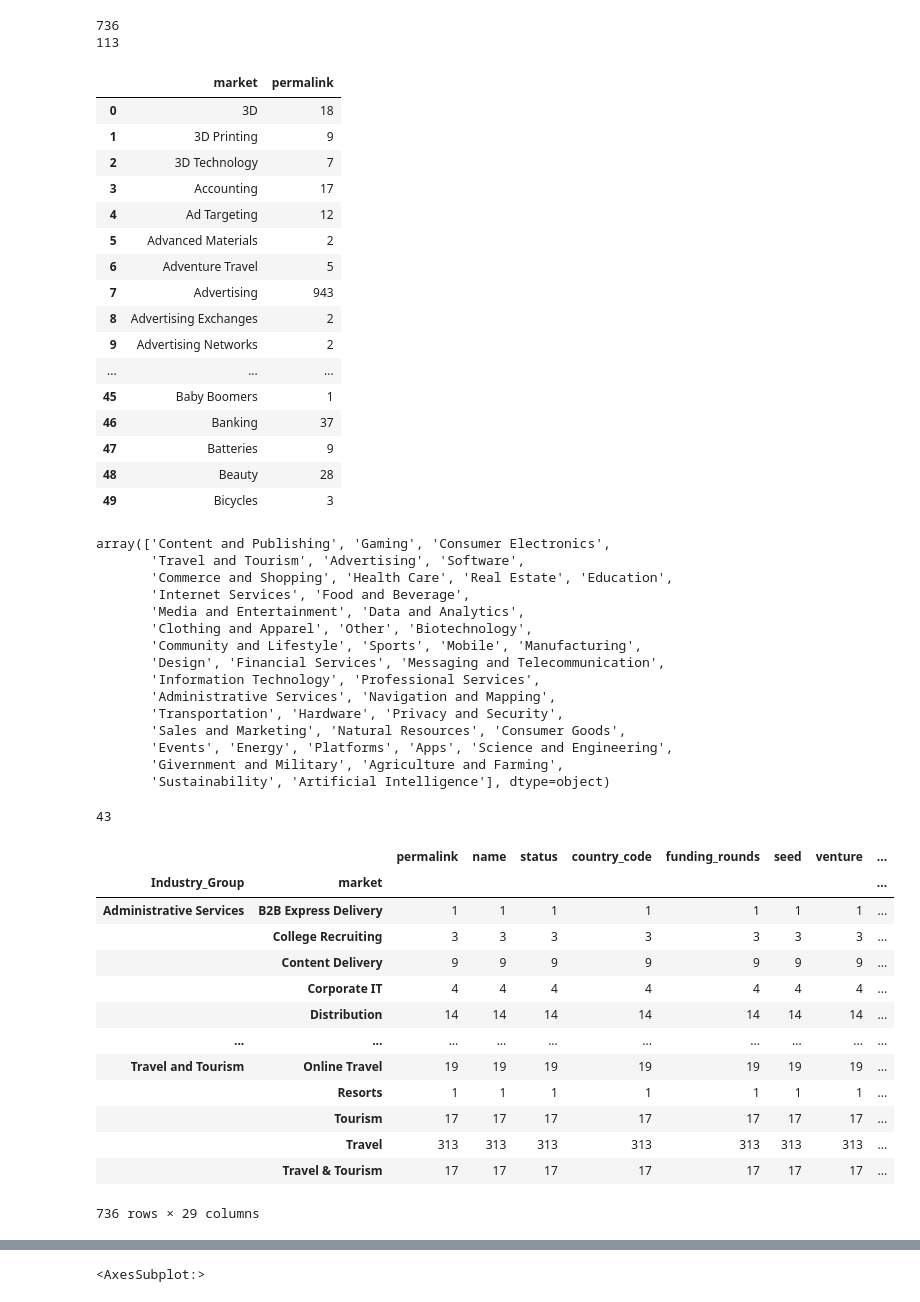
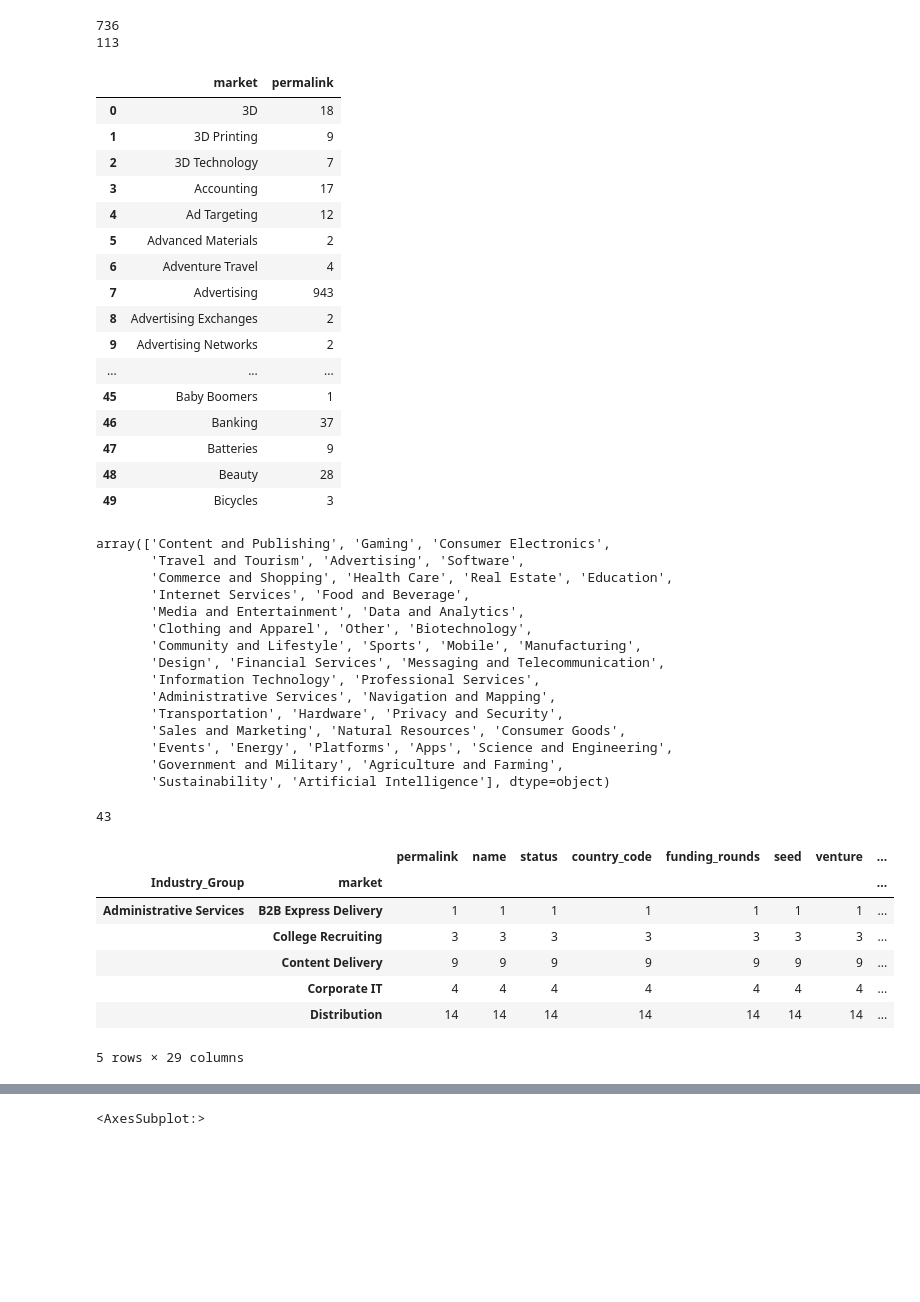
Before and after one commit to Pball01/Startup-Succes-Rate, a Jupyter notebook: Startup_Project.ipynb, the cells around one changed output, grey strips where cells are left out. Saved outputs shown, nothing was run; the diff lists cells and outputs as text; code cells hidden in the pictures; blank space fills up the shorter version.

Commit message:
addede comments and fixed a column that had null values

```diff
--- a/Startup_Project.ipynb
+++ b/Startup_Project.ipynb
@@ -771,4 +692,4 @@ diff_funding_months      4866
 total_investment         4856
 dtype: int64
 # %%
-df1 = df1.dropna(subset=['permalink', 'status', 'name', 'market', 'country_code'])
+df1 = df1.dropna(subset=['permalink', 'status', 'name', 'market', 'country_code', 'diff_funding_months']) # dropping null values from these columns
@@ -961,7 +833,7 @@ df1.groupby(df1['market'])['permalink'].count().reset_index().sort_values(by = [
 | 3 | Accounting | 17 |
 | 4 | Ad Targeting | 12 |
 | 5 | Advanced Materials | 2 |
-| 6 | Adventure Travel | 5 |
+| 6 | Adventure Travel | 4 |
 | 7 | Advertising | 943 |
 | 8 | Advertising Exchanges | 2 |
 | 9 | Advertising Networks | 2 |
@@ -1020,7 +893,7 @@ transportation = str('Taxis, Air Transportation, Automotive, Autonomous Vehicles
 travel = str('Adventure Travel, Amusement Park and Arcade, Business Travel, Casino, Hospitality, Hotel, Museums and Historical Sites, Parks, Resorts, Timeshare, Tour Operator, Tourism, Travel, Travel Accommodations, Travel Agency, Vacation Rental').split(', ')
 video = str('Animation, Broadcasting, Film, Film Distribution, Film Production, Motion Capture, TV, TV Production, Video, Video Editing, Video on Demand, Video Streaming').split(', ')
 # %%
-
+#Making new column called  Industry group
 df1['Industry_Group'] = pd.np.where(df1.market.str.contains('|'.join(admin_services), flags=re.IGNORECASE), "Administrative Services",
                                pd.np.where(df1.market.str.contains('|'.join(software), flags=re.IGNORECASE), "Software",
                                pd.np.where(df1.market.str.contains('|'.join(advertising), flags=re.IGNORECASE), "Advertising",
@@ -1042,7 +915,7 @@ df1['Industry_Group'] = pd.np.where(df1.market.str.contains('|'.join(admin_servi
                                pd.np.where(df1.market.str.contains('|'.join(financial), flags=re.IGNORECASE), "Financial Services",
                                pd.np.where(df1.market.str.contains('|'.join(food), flags=re.IGNORECASE), "Food and Beverage",
                                pd.np.where(df1.market.str.contains('|'.join(gaming), flags=re.IGNORECASE), "Gaming",
-                               pd.np.where(df1.market.str.contains('|'.join(government), flags=re.IGNORECASE), "Givernment and Military",
+                               pd.np.where(df1.market.str.contains('|'.join(government), flags=re.IGNORECASE), "Government and Military",
                                pd.np.where(df1.market.str.contains('|'.join(hardware), flags=re.IGNORECASE), "Hardware",
                                pd.np.where(df1.market.str.contains('|'.join(health_care), flags=re.IGNORECASE), "Health Care",
                                pd.np.where(df1.market.str.contains('|'.join(it), flags=re.IGNORECASE), "Information Technology",
@@ -1069,7 +942,7 @@ df1['Industry_Group'] = pd.np.where(df1.market.str.contains('|'.join(admin_servi
                                pd.np.where(df1.market.str.contains('|'.join(video), flags=re.IGNORECASE), "Video",
                                pd.np.where(df1.market.str.contains('|'.join(other), flags=re.IGNORECASE), "Other",  "Other")))))))))))))))))))))))))))))))))))))))))))))))
 # %%
-df1['Industry_Group'].unique()
+df1['Industry_Group'].unique() #Industry groups unique values
 # %% [output]
 array(['Content and Publishing', 'Gaming', 'Consumer Electronics',
        'Travel and Tourism', 'Advertising', 'Software',
@@ -1084,6 +957,6 @@ array(['Content and Publishing', 'Gaming', 'Consumer Electronics',
        'Transportation', 'Hardware', 'Privacy and Security',
        'Sales and Marketing', 'Natural Resources', 'Consumer Goods',
        'Events', 'Energy', 'Platforms', 'Apps', 'Science and Engineering',
-       'Givernment and Military', 'Agriculture and Farming',
+       'Government and Military', 'Agriculture and Farming',
        'Sustainability', 'Artificial Intelligence'], dtype=object)
 # %%
@@ -1091,19 +964,13 @@ df1['Industry_Group'].nunique()
 # %% [output]
 43
 # %%
-df1.groupby(by = ['Industry_Group', 'market']).count()
+df1.groupby(by = ['Industry_Group', 'market']).count().head()# checking what markets is included in the industry group column
 # %% [output]
 |  |  | permalink | name | status | country_code | funding_rounds | seed | venture | ... |
 | Industry_Group | market |  |  |  |  |  |  |  | ... |
 | Administrative Services | B2B Express Delivery | 1 | 1 | 1 | 1 | 1 | 1 | 1 | ... |
 |  | College Recruiting | 3 | 3 | 3 | 3 | 3 | 3 | 3 | ... |
 |  | Content Delivery | 9 | 9 | 9 | 9 | 9 | 9 | 9 | ... |
 |  | Corporate IT | 4 | 4 | 4 | 4 | 4 | 4 | 4 | ... |
 |  | Distribution | 14 | 14 | 14 | 14 | 14 | 14 | 14 | ... |
-| ... | ... | ... | ... | ... | ... | ... | ... | ... | ... |
-| Travel and Tourism | Online Travel | 19 | 19 | 19 | 19 | 19 | 19 | 19 | ... |
-|  | Resorts | 1 | 1 | 1 | 1 | 1 | 1 | 1 | ... |
-|  | Tourism | 17 | 17 | 17 | 17 | 17 | 17 | 17 | ... |
-|  | Travel | 313 | 313 | 313 | 313 | 313 | 313 | 313 | ... |
-|  | Travel & Tourism | 17 | 17 | 17 | 17 | 17 | 17 | 17 | ... |
-736 rows × 29 columns
+5 rows × 29 columns
```
Also changed, not shown: parts of 110 cells of this notebook, 2 other files.
